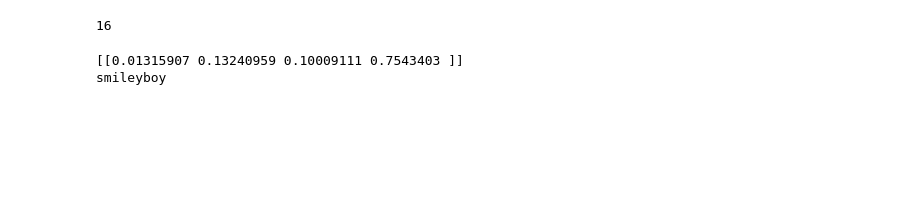
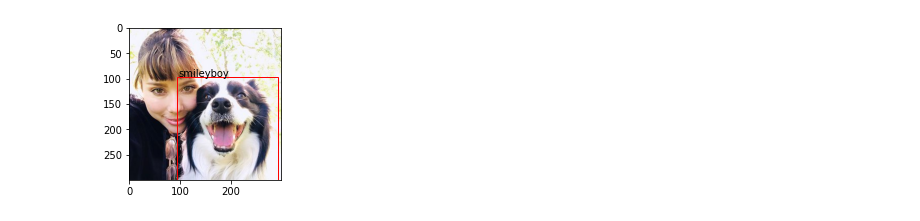
Before and after one commit to stolikparanoik/doggos-emotions-recognition-vol2, a Jupyter notebook: pipeline.ipynb, the cells around one changed output. Cells and saved outputs as stored; diff of their text form; code cells hidden in the pictures; blank space fills up the shorter version.

```diff
--- a/pipeline.ipynb
+++ b/pipeline.ipynb
@@ -13 +14,6 @@ from doggosutils import PredictionConfig, DoggosDataset
+# %%
+model = MaskRCNN(mode='inference', model_dir='./', config=cfg)
+model_path = r'C:\Users\a.szlendak\Desktop\pg\dogos-emotions-recognition-vol2\mask_rcnn_kangaroo_cfg_0005.h5'
+model.load_weights(model_path, by_name=True)
+model2 = load_model('modelcool100.h5')
 # %%
@@ -46,26 +32,20 @@ plt.show()
-# %%
-yhat['rois']=[e for e in yhat['rois']][0]
-y1, x1, y2, x2 =yhat['rois']
-# %%
-y1
-# %% [output]
-16
 # %%
-categ = ["angryboy", "goodboy", 'sleepyboy', 'smileyboy']
-
-model_emotions = load_model('modelcool100.h5')
-
-
-img_path = r'croppeddata\croppedsmiley\smiley (1).jpg'
+img_path = r'C:\Users\a.szlendak\Desktop\pg\dogos-emotions-recognition-vol2\testphoto.jpg'
 img = image.load_img(img_path, target_size=(150, 150))
 img_tensor = image.img_to_array(img)
 img_tensor = np.expand_dims(img_tensor, axis=0)
-img_tensor /= 255.
-
-preds = model_emotions.predict(img_tensor)
+preds = model2.predict(img_tensor)
 x = np.argmax(preds)
-print(preds)
-print(categ[x])
+#print(preds)
+#print(categ[x])
-# %% [output]
-[[0.01315907 0.13240959 0.10009111 0.7543403 ]]
-smileyboy
+# %%
+fig = plt.figure()
+ax = fig.add_subplot(121)
+ax.imshow(image_all)
+rect = Rectangle((x1, y1), width, height, fill=False, color='red')
+ax.add_patch(rect)
+categ = ["angryboy", "goodboy", 'sleepyboy', 'smileyboy']
+plt.text(y1, y1,categ[x])
+plt.show()
+# %% [output]
+[figure, added]
```
Also changed, not shown: parts of 2 cells of this notebook.
